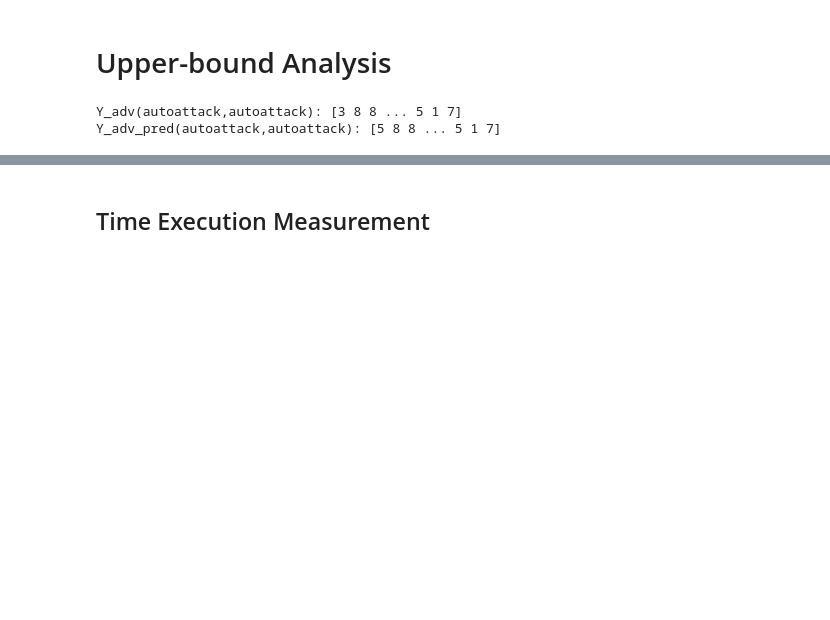
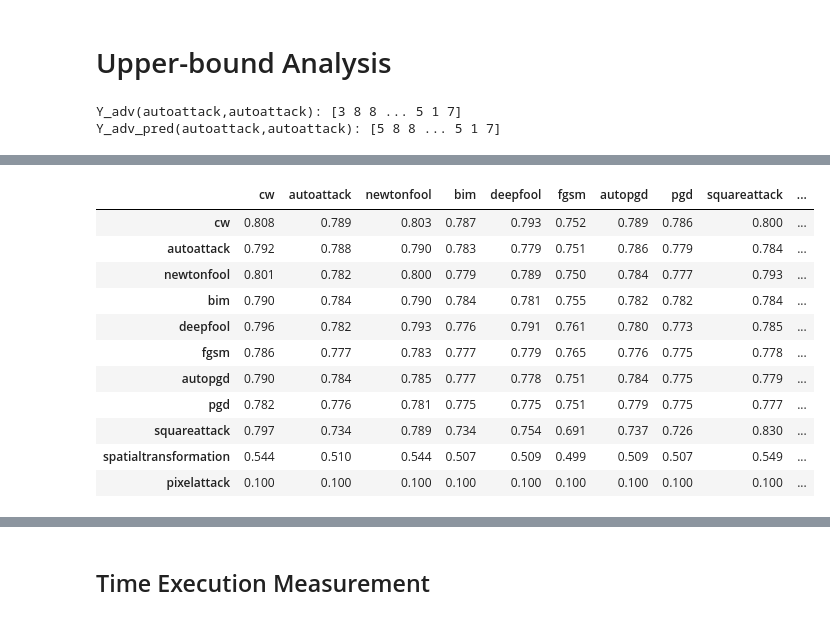
Before and after one commit to mhilmiasyrofi/attack-analysis, a Jupyter notebook: AT_AWP/upper-bound-analyis-awp.ipynb, the cells around one changed output, grey strips where cells are left out. Saved outputs shown, nothing was run; the diff lists cells and outputs as text; code cells hidden in the pictures; blank space fills up the shorter version.

```diff
--- a/AT_AWP/upper-bound-analyis-awp.ipynb
+++ b/AT_AWP/upper-bound-analyis-awp.ipynb
@@ -70,6 +70,8 @@ for a1 in train :
 # predictions
 # %%
 # labels
+# %%
+pd.options.display.float_format = '{:,.3f}'.format
 # %%
 accs = {}
 for tr in train :
@@ -111,0 +114,18 @@ sorted_acc
+# %%
+idx = list(sorted_acc.index)
+idx.append("all")
+sorted_acc = sorted_acc.reindex(idx, axis=1)
+sorted_acc
+# %% [output]
+|  | cw | autoattack | newtonfool | bim | deepfool | fgsm | autopgd | pgd | squareattack | ... |
+| cw | 0.808 | 0.789 | 0.803 | 0.787 | 0.793 | 0.752 | 0.789 | 0.786 | 0.800 | ... |
+| autoattack | 0.792 | 0.788 | 0.790 | 0.783 | 0.779 | 0.751 | 0.786 | 0.779 | 0.784 | ... |
+| newtonfool | 0.801 | 0.782 | 0.800 | 0.779 | 0.789 | 0.750 | 0.784 | 0.777 | 0.793 | ... |
+| bim | 0.790 | 0.784 | 0.790 | 0.784 | 0.781 | 0.755 | 0.782 | 0.782 | 0.784 | ... |
+| deepfool | 0.796 | 0.782 | 0.793 | 0.776 | 0.791 | 0.761 | 0.780 | 0.773 | 0.785 | ... |
+| fgsm | 0.786 | 0.777 | 0.783 | 0.777 | 0.779 | 0.765 | 0.776 | 0.775 | 0.778 | ... |
+| autopgd | 0.790 | 0.784 | 0.785 | 0.777 | 0.778 | 0.751 | 0.784 | 0.775 | 0.779 | ... |
+| pgd | 0.782 | 0.776 | 0.781 | 0.775 | 0.775 | 0.751 | 0.779 | 0.775 | 0.777 | ... |
+| squareattack | 0.797 | 0.734 | 0.789 | 0.734 | 0.754 | 0.691 | 0.737 | 0.726 | 0.830 | ... |
+| spatialtransformation | 0.544 | 0.510 | 0.544 | 0.507 | 0.509 | 0.499 | 0.509 | 0.507 | 0.549 | ... |
+| pixelattack | 0.100 | 0.100 | 0.100 | 0.100 | 0.100 | 0.100 | 0.100 | 0.100 | 0.100 | ... |
```
Also changed, not shown: parts of 7 cells of this notebook.
